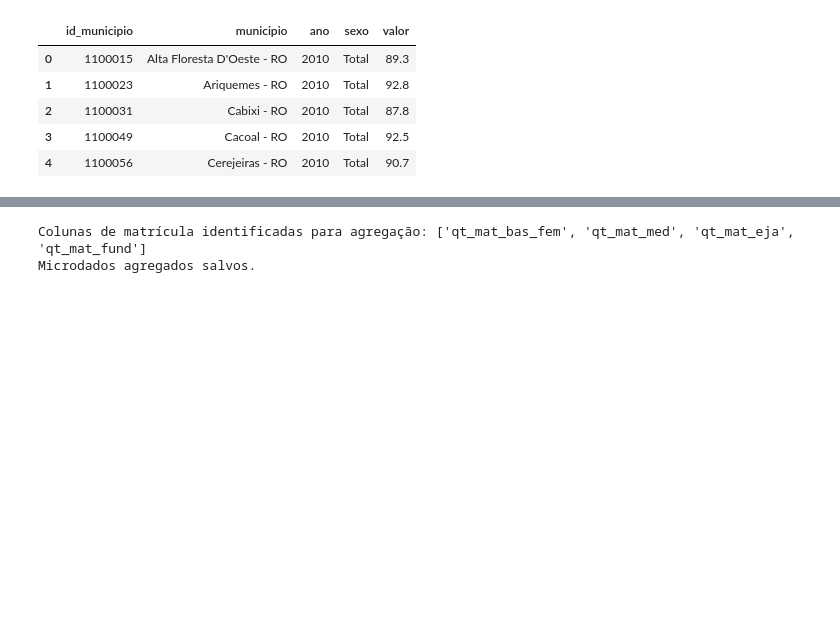
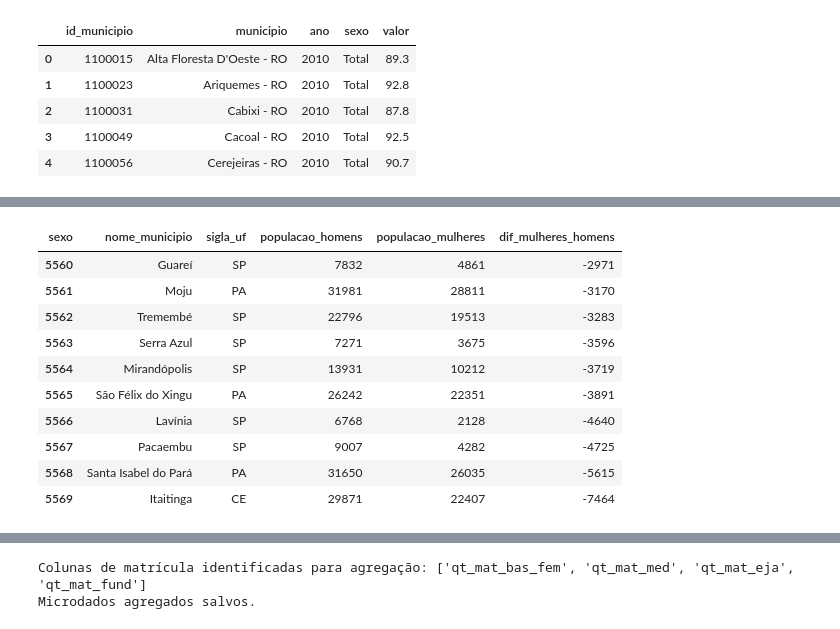
Before and after one commit to patriciacarbri/analise-alfabetizacao-mulheres-brasil, a Jupyter notebook: analise.ipynb, the cells around one changed output, grey strips where cells are left out. Cells and saved outputs as stored; diff of their text form; code cells hidden in the pictures; blank space fills up the shorter version.

```diff
--- a/analise.ipynb
+++ b/analise.ipynb
@@ -149,0 +274,14 @@ df_sidra.head()
+# %%
+df_ranking[['nome_municipio', 'sigla_uf', 'populacao_homens', 'populacao_mulheres', 'dif_mulheres_homens']].tail(10)
+# %% [output]
+| sexo | nome_municipio | sigla_uf | populacao_homens | populacao_mulheres | dif_mulheres_homens |
+| 5560 | Guareí | SP | 7832 | 4861 | -2971 |
+| 5561 | Moju | PA | 31981 | 28811 | -3170 |
+| 5562 | Tremembé | SP | 22796 | 19513 | -3283 |
+| 5563 | Serra Azul | SP | 7271 | 3675 | -3596 |
+| 5564 | Mirandópolis | SP | 13931 | 10212 | -3719 |
+| 5565 | São Félix do Xingu | PA | 26242 | 22351 | -3891 |
+| 5566 | Lavínia | SP | 6768 | 2128 | -4640 |
+| 5567 | Pacaembu | SP | 9007 | 4282 | -4725 |
+| 5568 | Santa Isabel do Pará | PA | 31650 | 26035 | -5615 |
+| 5569 | Itaitinga | CE | 29871 | 22407 | -7464 |
```
Also changed, not shown: parts of 18 cells of this notebook.
